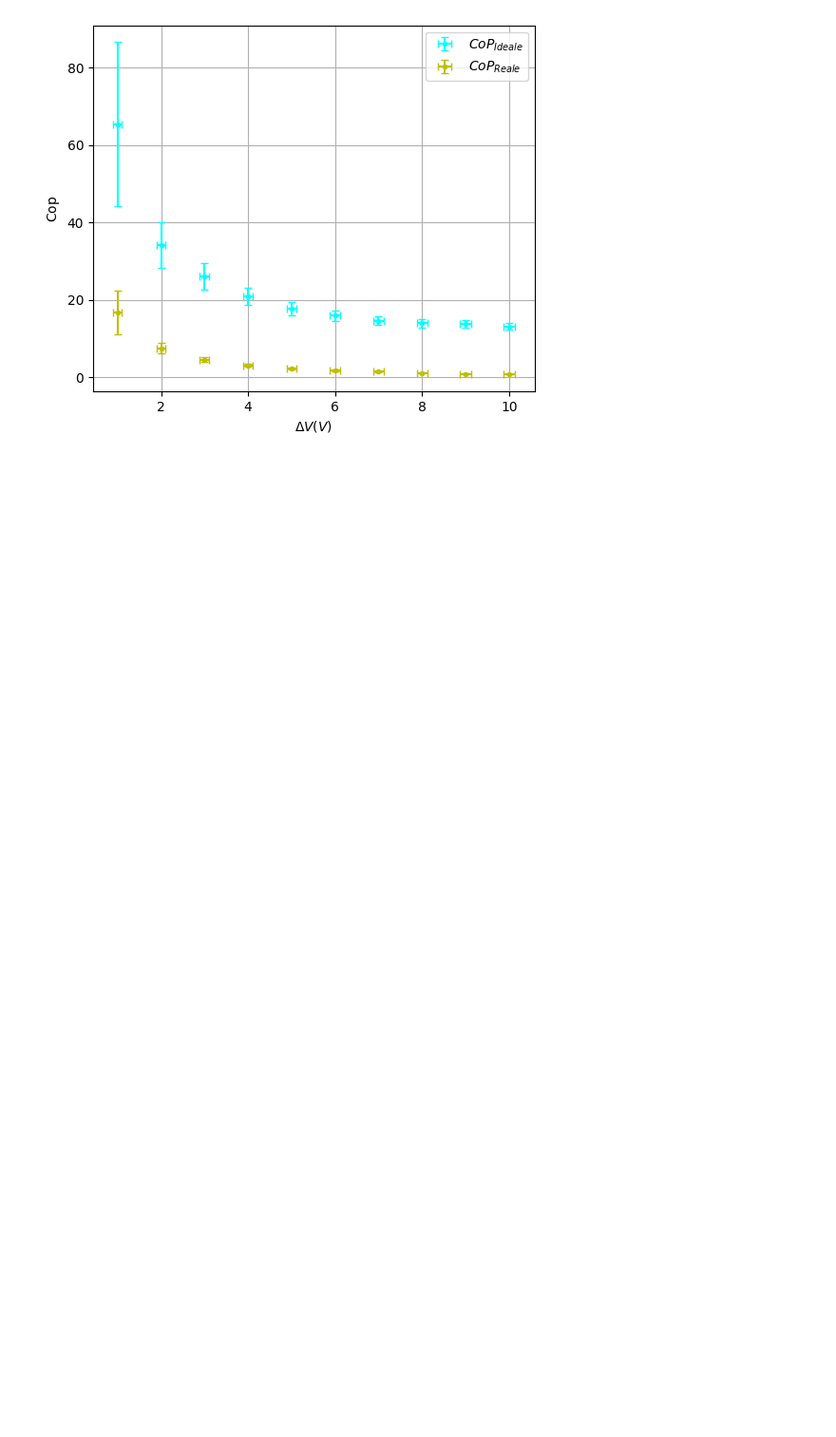
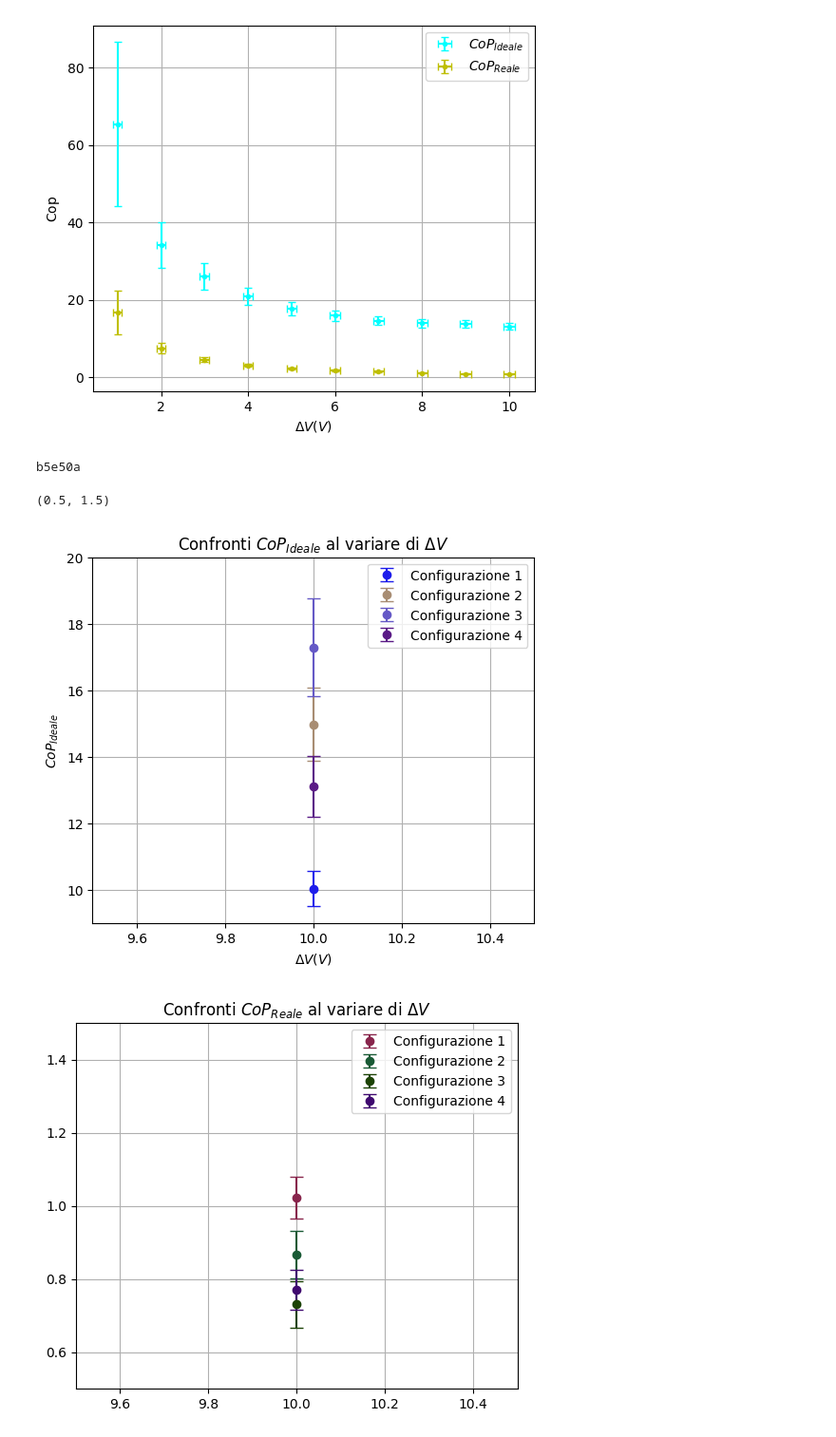
Before and after one commit to Shyan01/Lab-Fisica-2, a Jupyter notebook: Cella di Peltier/Cella di Peltier.ipynb, the cells around one changed output. Shown at 95% size. Saved outputs shown, nothing was run; the diff lists cells and outputs as text; code cells hidden in the pictures; blank space fills up the shorter version.

```diff
--- a/Cella di Peltier/Cella di Peltier.ipynb
+++ b/Cella di Peltier/Cella di Peltier.ipynb
@@ -469,7 +489,7 @@ Err_S, inc_S = Errore_S(L1, L2)
 #print(inc_S)
 
 cop_i = CoP_Ideale(T_Freddo, T_Caldo)
-
+CoP_Ideale_V.append(cop_i)
 
 Err_CoP_i = Err_CoP_Ideale(T_Freddo, T_Caldo)
 Err_CoP_Ideale_V.append(Err_CoP_i)
@@ -498,11 +518,15 @@ ax.set_xlabel(r'$\text{Tensione (V)}$')
 ax.set_ylabel(r'$\text{Intensità (A)}$')
 ax.grid(True)
 
+fig.savefig("I in funzione di V(4-a config).png", dpi = 300, bbox_inches = 'tight')
+
 fig, ax = plt.subplots(figsize = (6,5))
 ax.errorbar(Voltaggio, delta_T, xerr = Err_V, yerr = np.sqrt(2), fmt = '.', color = 'g' , capsize = 3)
 ax.set_xlabel(r'$\text{Tensione (V)}$')
 ax.set_ylabel(r'$\Delta T(k)$')
 ax.grid(True)
+
+fig.savefig("Delta T in funzione di V(4-a config).png", dpi = 300, bbox_inches = 'tight')
 
 fig, ax = plt.subplots(figsize = (6,5))
 #ax.plot(delta_T, cop_i, color = '#0f0f00')
@@ -514,6 +538,8 @@ ax.set_xlabel(r'$\Delta V(V)$')
 ax.legend()
 ax.grid(True)
 plt.show()
+
+fig.savefig("Confronto Tra i cop(4-a config).png", dpi = 300, bbox_inches = 'tight')
 # %% [output]
 I: [0.18 0.38 0.55 0.76 0.95 1.14 1.33 1.52 1.7  1.87]
 V: [ 1  2  3  4  5  6  7  8  9 10]
@@ -533,6 +559,8 @@ Z: [1.01528574 1.02920992 1.03834546 1.04798568 1.05660718 1.06300923
 Err_CoP_Reale_V = np.array(Err_CoP_Reale_V)
 Err_CoP_Ideale_V = np.array(Err_CoP_Ideale_V)
 CoP_Reale_V = np.array(CoP_Reale_V)
+CoP_Ideale_V = np.array(CoP_Ideale_V)
+
 with open("Valori Vari.txt", "w") as fp:
     k = 0
     for i in Err_CoP_Reale_V:
@@ -556,3 +584,42 @@ with open("Valori Vari.txt", "w") as fp:
         for j in range(len(i)):
 
             fp.write(f"{i[j]}\n")
+    fp.close()
+# %%
+lunghezza = 6
+numero_esadecimale = ''.join(random.choices('0123456789abcdef', k=lunghezza))
+print(numero_esadecimale)
+# %% [output]
+b5e50a
+# %%
+fig, ax = plt.subplots(figsize = (6,5))
+
+ax.set_title(r'Confronti ${CoP}_{Ideale}$ al variare di $\Delta V$')
+ax.set_xlabel(r'$\Delta V(V)$')
+ax.set_ylabel(r'$CoP_{Ideale}$')
+for i in range(len(CoP_Ideale_V)):
+
+    numero_esadecimale = ''.join(random.choices('0123456789abcdef', k=lunghezza))
+    ax.errorbar(Voltaggio, CoP_Ideale_V[i], yerr = Err_CoP_Ideale_V[i], color = f"#{numero_esadecimale}",fmt = 'o', label = f"Configurazione {i + 1}",capsize = 5)
+    ax.legend()
+    ax.grid(True)
+ax.set_xlim(9.5,10.5)
+ax.set_ylim(9,20)
+
+fig, ax = plt.subplots(figsize = (6,5))
+ax.set_title(r'Confronti ${CoP}_{Reale}$ al variare di $\Delta V$')
+
+
+for i in range(len(CoP_Reale_V)):
+
+    numero_esadecimale = ''.join(random.choices('0123456789abcdef', k=lunghezza))
+    ax.errorbar(Voltaggio, CoP_Reale_V[i], yerr = Err_CoP_Reale_V[i], color = f"#{numero_esadecimale}",fmt = 'o', label = f"Configurazione {i + 1}",capsize = 5)
+    ax.legend()
+    ax.grid(True)
+
+ax.set_xlim(9.5,10.5)
+ax.set_ylim(0.5,1.5)
+# %% [output]
+(0.5, 1.5)
+[figure, added]
+[figure, added]
```
Also changed, not shown: parts of 4 cells of this notebook, 12 other files.
